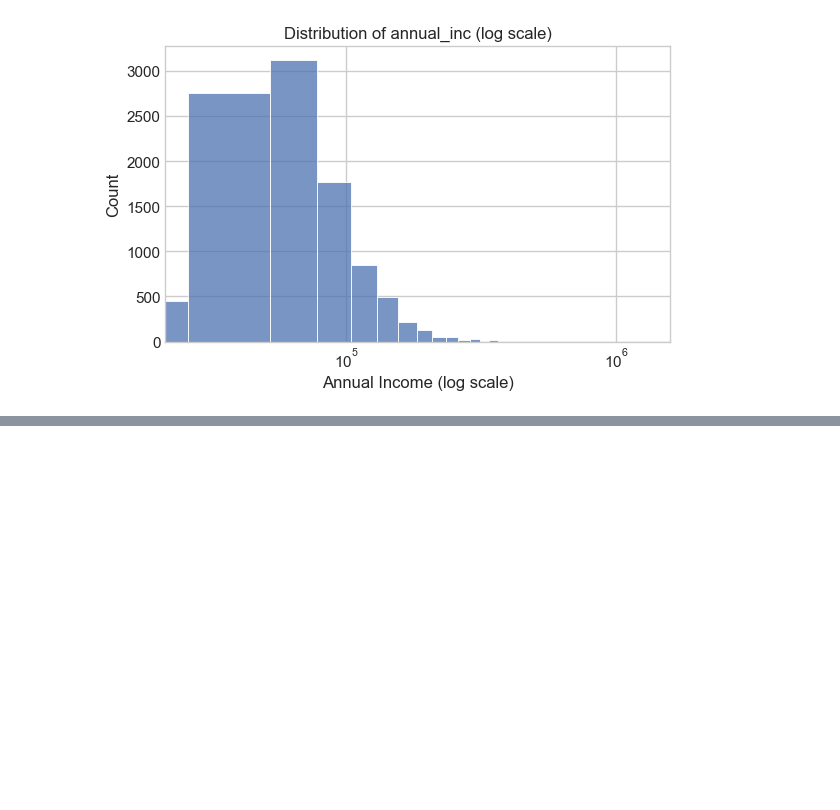
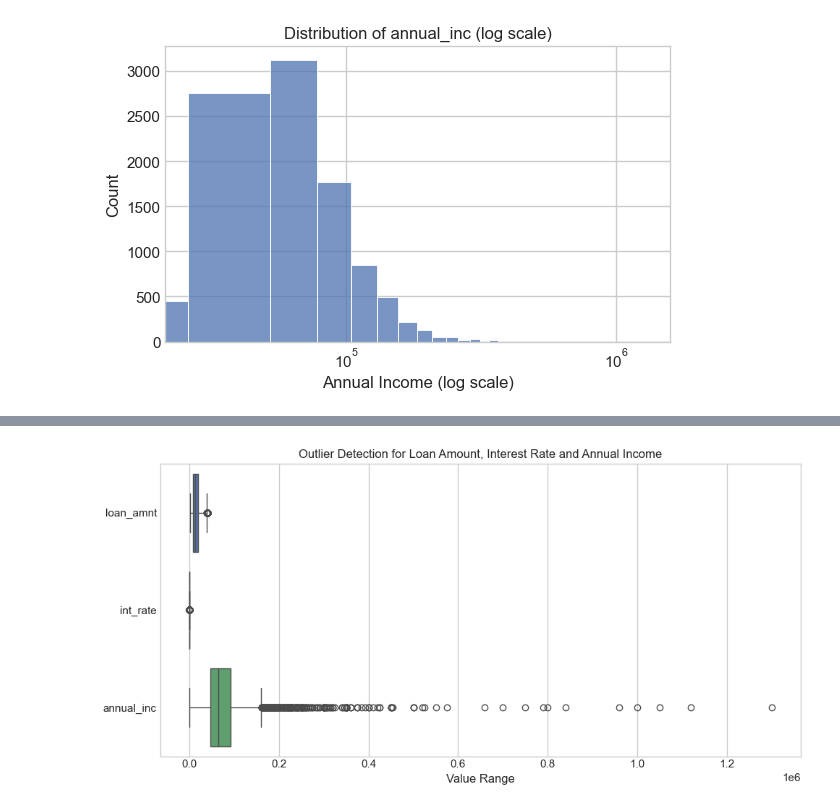
Before and after one commit to EriPardali/MasterThesis_DataEngineering_EleftheriaPardali, a Jupyter notebook: eda_loan_portfolio.ipynb, the cells around one changed output, grey strips where cells are left out. Saved outputs shown, nothing was run; the diff lists cells and outputs as text; code cells hidden in the pictures; blank space fills up the shorter version.

```diff
--- a/eda_loan_portfolio.ipynb
+++ b/eda_loan_portfolio.ipynb
@@ -264,0 +332,11 @@ NameError: name 'corr' is not defined
+# %%
+# --- Boxplots for detecting outliers in key numeric variables ---
+
+plt.figure(figsize=(10,5))
+sns.boxplot(data=df_sample[['loan_amnt', 'int_rate', 'annual_inc']], orient='h')
+plt.title('Outlier Detection for Loan Amount, Interest Rate and Annual Income', fontsize=12)
+plt.xlabel('Value Range')
+plt.tight_layout()
+plt.show()
+# %% [output]
+[figure, added]
```
Also changed, not shown: parts of 13 cells of this notebook, 1 other file.
